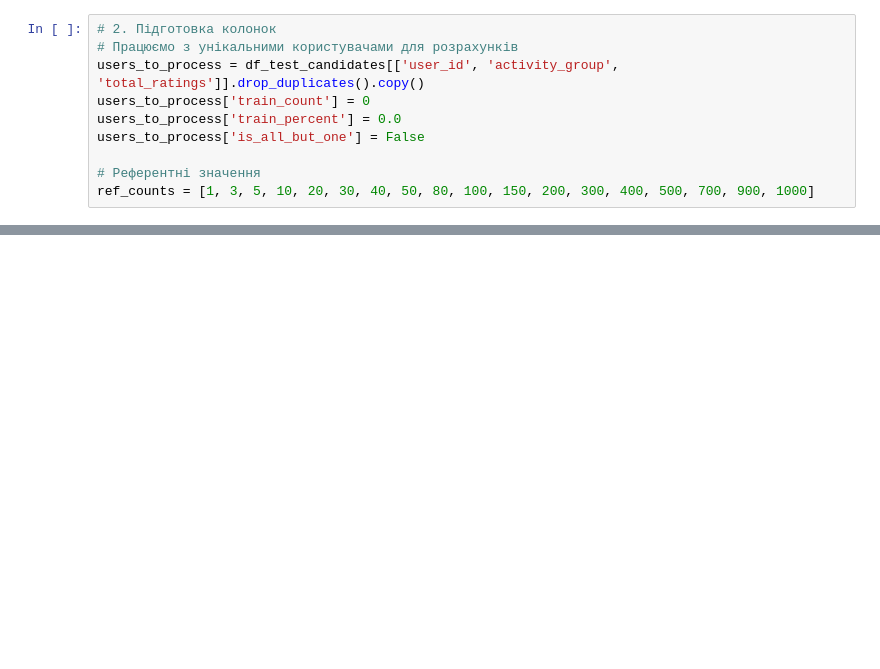
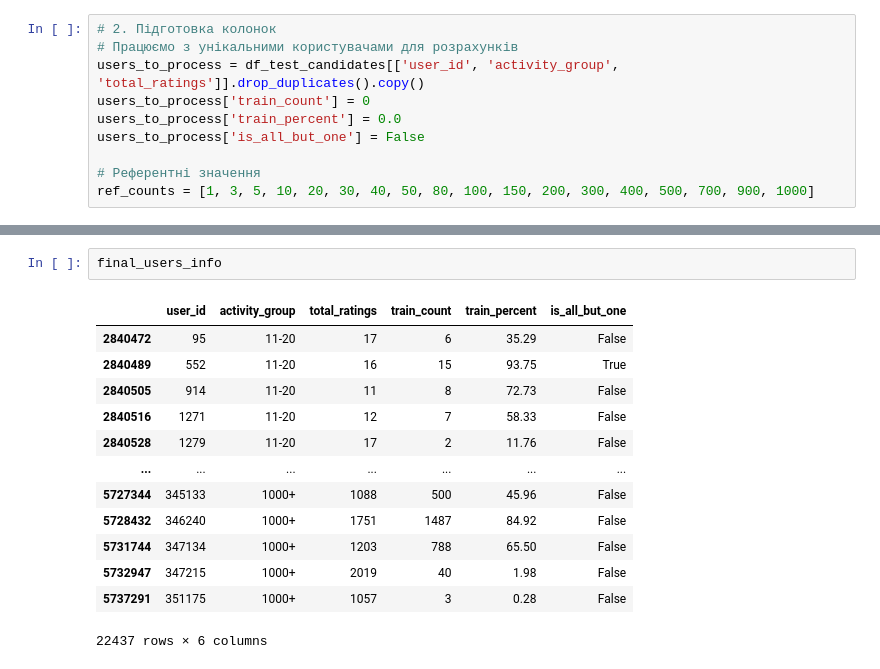
Before and after one commit to AntonBubnov/anime-rec-sys-evaluation, a Jupyter notebook: notebooks/02_user_preprocessing.ipynb, the cells around one changed output, grey strips where cells are left out. Drawn from its saved outputs; the diff is of its cells as text; blank space fills up the shorter version.

Commit message:
Finalize train/test ratings distribution with complete allocation

```diff
--- a/notebooks/02_user_preprocessing.ipynb
+++ b/notebooks/02_user_preprocessing.ipynb
@@ -1034,6 +1080,22 @@ df_test_candidates = df_test_candidates.merge(
 '''
 # %% [output]
 "\n# Переносимо дані назад в основний датафрейм\ndf_test_candidates = df_test_candidates.merge(\n    final_users_info[['user_id', 'train_count', 'train_percent', 'is_all_but_one']], \n    on='user_id' ...
+# %%
+final_users_info
+# %% [output]
+|  | user_id | activity_group | total_ratings | train_count | train_percent | is_all_but_one |
+| 2840472 | 95 | 11-20 | 17 | 6 | 35.29 | False |
+| 2840489 | 552 | 11-20 | 16 | 15 | 93.75 | True |
+| 2840505 | 914 | 11-20 | 11 | 8 | 72.73 | False |
+| 2840516 | 1271 | 11-20 | 12 | 7 | 58.33 | False |
+| 2840528 | 1279 | 11-20 | 17 | 2 | 11.76 | False |
+| ... | ... | ... | ... | ... | ... | ... |
+| 5727344 | 345133 | 1000+ | 1088 | 500 | 45.96 | False |
+| 5728432 | 346240 | 1000+ | 1751 | 1487 | 84.92 | False |
+| 5731744 | 347134 | 1000+ | 1203 | 788 | 65.50 | False |
+| 5732947 | 347215 | 1000+ | 2019 | 40 | 1.98 | False |
+| 5737291 | 351175 | 1000+ | 1057 | 3 | 0.28 | False |
+22437 rows × 6 columns
 # %%
 import pandas as pd
 import matplotlib.pyplot as plt
```
Also changed, not shown: parts of 4 cells of this notebook.
